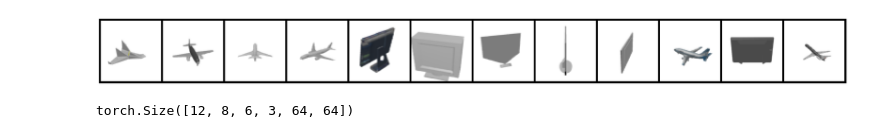
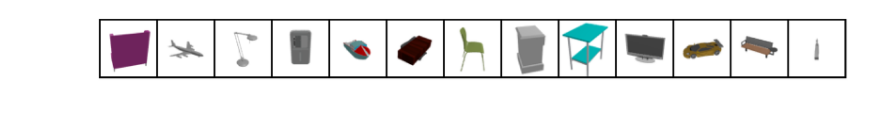
Before and after one commit to bronemos/view-fusion, a Jupyter notebook: analysis.ipynb, the cells around one changed output. Saved outputs shown, nothing was run; the diff lists cells and outputs as text; code cells hidden in the pictures; blank space fills up the shorter version.

Commit message:
add plotting, add metric computation, add eval, add slurm dir, submitted version

```diff
--- a/analysis.ipynb
+++ b/analysis.ipynb
@@ -34,18 +34,14 @@ def show(imgs, n_y = 24, n_x=10, dim=64, label=False):
 # %%
 spoof = False
-src_dir = "/scratch/work/spieglb1/palette-view-synthesis/logs/2024-01-16T02-00-23-multi-view-composable-variable"
+src_dir = "/scratch/work/spieglb1/palette-view-synthesis/logs/2024-01-17T15-13-15-multi-view-composable-variable-small-v100-generate"
 generated_batch = torch.load(os.path.join(src_dir, "generated_batch.pt"), map_location=torch.device("cpu"))
 logit_arr = torch.load(os.path.join(src_dir, "logit_arr.pt"), map_location=torch.device("cpu"))
 weight_arr = torch.load(os.path.join(src_dir, "weight_arr.pt"), map_location=torch.device("cpu"))
 target = torch.load(os.path.join(src_dir, "target.pt"), map_location=torch.device("cpu"))
 cond = torch.load(os.path.join(src_dir, "cond.pt"), map_location=torch.device("cpu"))
+view_count = torch.load(os.path.join(src_dir, "view_count.pt"), map_location=torch.device("cpu"))
 # %%
-target_grid = make_grid(target, nrow=12)
+target_grid = make_grid(target, nrow=13)
 show(target_grid)
 # %% [output]
-[figure, old version]
+[figure, new version]
-# %%
-cond.shape
-weight_arr.shape
-# %% [output]
-torch.Size([12, 8, 6, 3, 64, 64])
```
Also changed, not shown: parts of 18 cells of this notebook, 26 other files.
